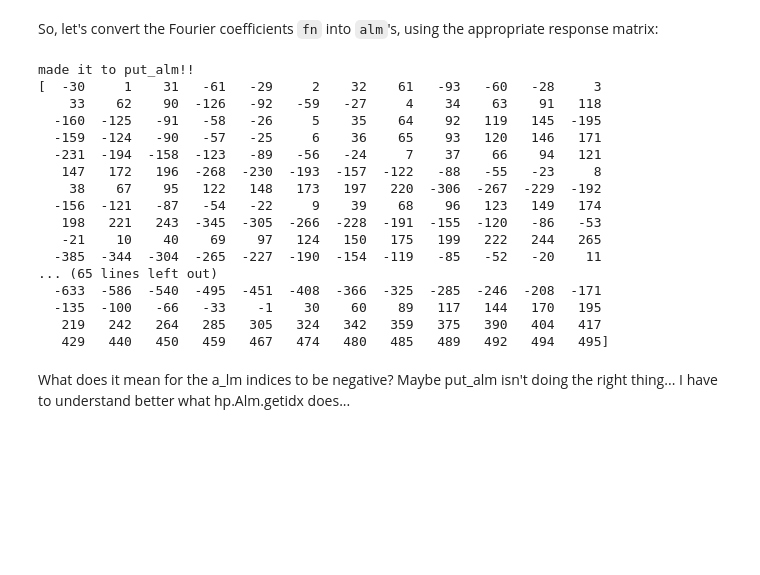
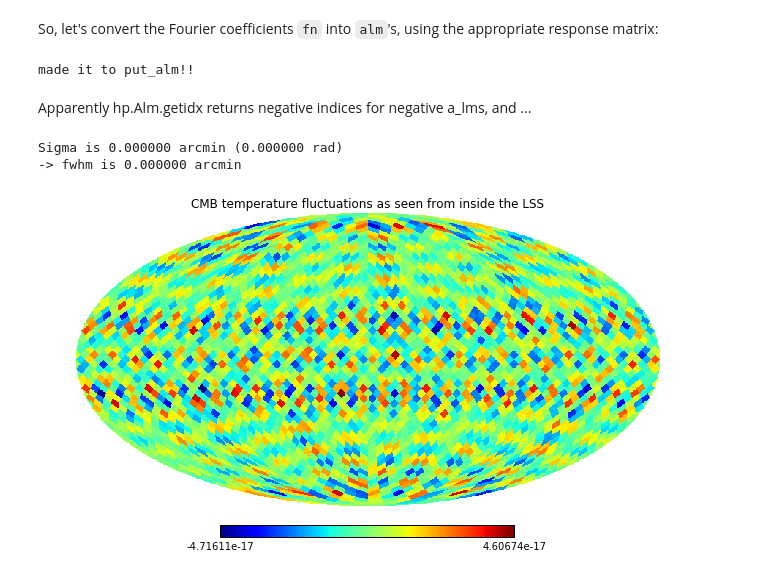
Before and after one commit to LaurencePeanuts/Music, a Jupyter notebook: Potential_Demo.ipynb, the cells around one changed output. Drawn from its saved outputs; the diff is of its cells as text; code cells hidden in the pictures; blank space fills up the shorter version.

Commit message:
first T map from simulated phi! Does not look right... Probably has to do with the missing negative ms #20

```diff
--- a/Potential_Demo.ipynb
+++ b/Potential_Demo.ipynb
@@ -75,26 +72,16 @@ Image(url='phi5.gif',width=300)
 When we get to doing the inverse problem, we'll be sampling from the posterior PDF for the potential coefficients $f_n$, and will need to check that these models are indeed plausible. The first model check we will do will be visual, and will involve making mock CMB temperature maps for our model potentials (see [issue 8](https://github.com/rogerblandford/Music/issues/8)).
 # %% [markdown]
 So, let's convert the Fourier coefficients `fn` into `alm`'s, using the appropriate response matrix:
+# %%
+We.transform_3D_potential_into_alm()
+# %% [output]
+made it to put_alm!!
+# %% [markdown]
+Apparently hp.Alm.getidx returns negative indices for negative a_lms, and  ...
 # %%
-We.transform_3D_potential_into_alm()
-#We.show_CMB_T_map(from_perspective_of="observer")
+#We.alm
+We.show_CMB_T_map(from_perspective_of="observer")
 # %% [output]
-made it to put_alm!!
-[  -30     1    31   -61   -29     2    32    61   -93   -60   -28     3
-    33    62    90  -126   -92   -59   -27     4    34    63    91   118
-  -160  -125   -91   -58   -26     5    35    64    92   119   145  -195
-  -159  -124   -90   -57   -25     6    36    65    93   120   146   171
-  -231  -194  -158  -123   -89   -56   -24     7    37    66    94   121
-   147   172   196  -268  -230  -193  -157  -122   -88   -55   -23     8
-    38    67    95   122   148   173   197   220  -306  -267  -229  -192
-  -156  -121   -87   -54   -22     9    39    68    96   123   149   174
-   198   221   243  -345  -305  -266  -228  -191  -155  -120   -86   -53
-   -21    10    40    69    97   124   150   175   199   222   244   265
-  -385  -344  -304  -265  -227  -190  -154  -119   -85   -52   -20    11
-... (65 lines left out)
-  -633  -586  -540  -495  -451  -408  -366  -325  -285  -246  -208  -171
-  -135  -100   -66   -33    -1    30    60    89   117   144   170   195
-   219   242   264   285   305   324   342   359   375   390   404   417
-   429   440   450   459   467   474   480   485   489   492   494   495]
+Sigma is 0.000000 arcmin (0.000000 rad)
+-> fwhm is 0.000000 arcmin
+[figure, added]
-# %% [markdown]
-What does it mean for the a_lm indices to be negative? Maybe put_alm isn't doing the right thing... I have to understand better what hp.Alm.getidx does...
```
Also changed, not shown: parts of 2 cells of this notebook, 1 other file.
